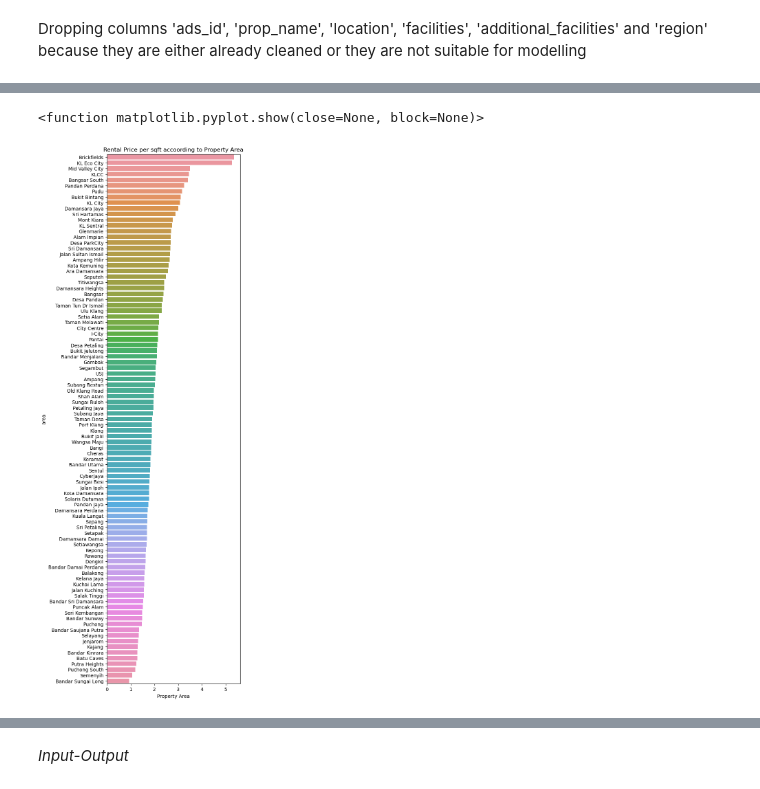
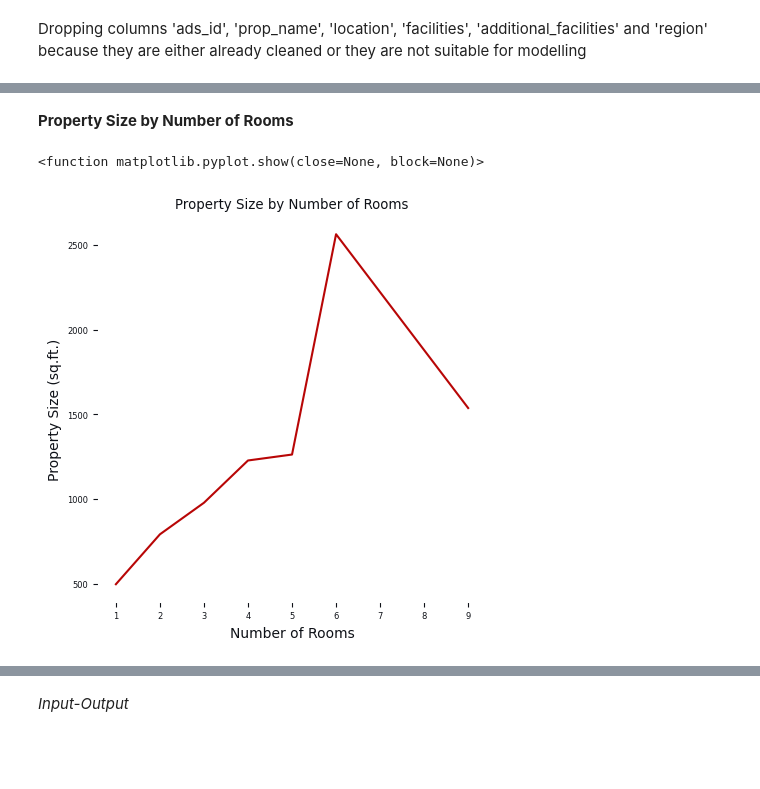
Before and after one commit to Ybzach/rental-prediction, a Jupyter notebook: model.ipynb, the cells around one changed output, grey strips where cells are left out. Drawn from its saved outputs; the diff is of its cells as text; code cells hidden in the pictures; blank space fills up the shorter version.

```diff
--- a/model.ipynb
+++ b/model.ipynb
@@ -434,12 +429,27 @@ Text(0, 0.5, 'Monthly Rent (RM)')
-# %%
-price_per_sqft = df.groupby('area').apply(lambda x: x.monthly_rent_rm.sum() / x.size_sqft.sum()).sort_values(ascending=False)
-
-fig, ax = plt.subplots(figsize=(5, 20))
-plt.title('Rental Price per sqft according to Property Area')
-plt.xlabel('Property Area')
-plt.ylabel('Mean Price per sqft (RM/sqft)')
-sns.barplot(x=price_per_sqft.values, y=price_per_sqft.index, orient='h')
-plt.show
-# %% [output]
-<function matplotlib.pyplot.show(close=None, block=None)>
-[figure, removed]
+# %% [markdown]
+**Property Size by Number of Rooms**
+# %%
+data = df.groupby('rooms_num')['size_sqft'].median()
+rc = {'figure.figsize':(5,5),
+        'axes.facecolor':'white',
+        'axes.edgecolor': 'white',
+        'axes.labelcolor': '#0e1117',
+        'figure.facecolor': 'white',
+        'patch.edgecolor': 'white',
+        'text.color': '#0e1117',
+        'xtick.color': '#0e1117',
+        'ytick.color': '#0e1117',
+        'grid.color': 'grey',
+        'font.size' : 8,
+        'axes.labelsize': 10,
+        'xtick.labelsize': 6,
+        'ytick.labelsize': 6}
+plt.rcParams.update(rc)
+fig, ax = plt.subplots()
+
+ax = sns.lineplot(x=data.index, y=data.values, data=data, color = '#b80606')
+ax.set(title='Property Size by Number of Rooms', xlabel = 'Number of Rooms', ylabel = 'Property Size (sq.ft.)')
+plt.show
+# %% [output]
+<function matplotlib.pyplot.show(close=None, block=None)>
+[figure, added]
```
Also changed, not shown: parts of 9 cells of this notebook.
